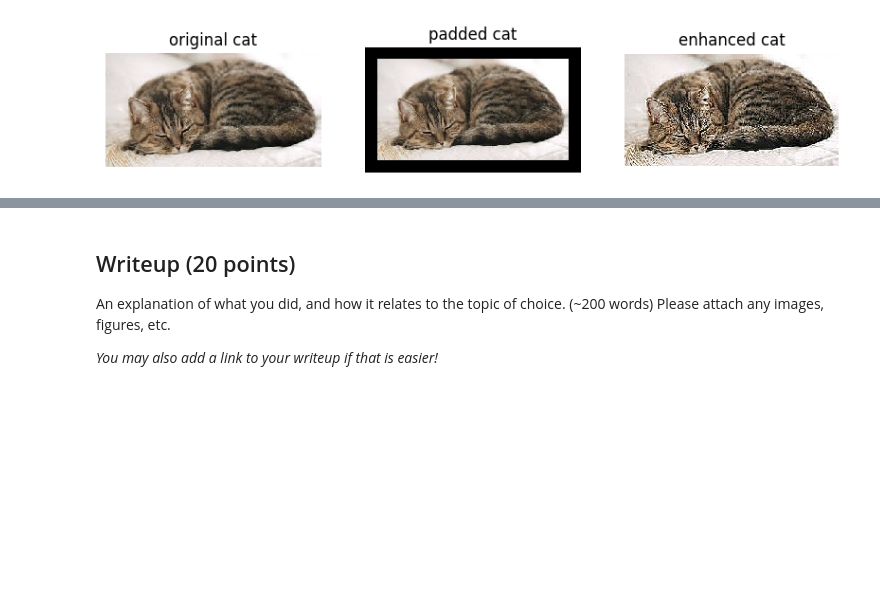
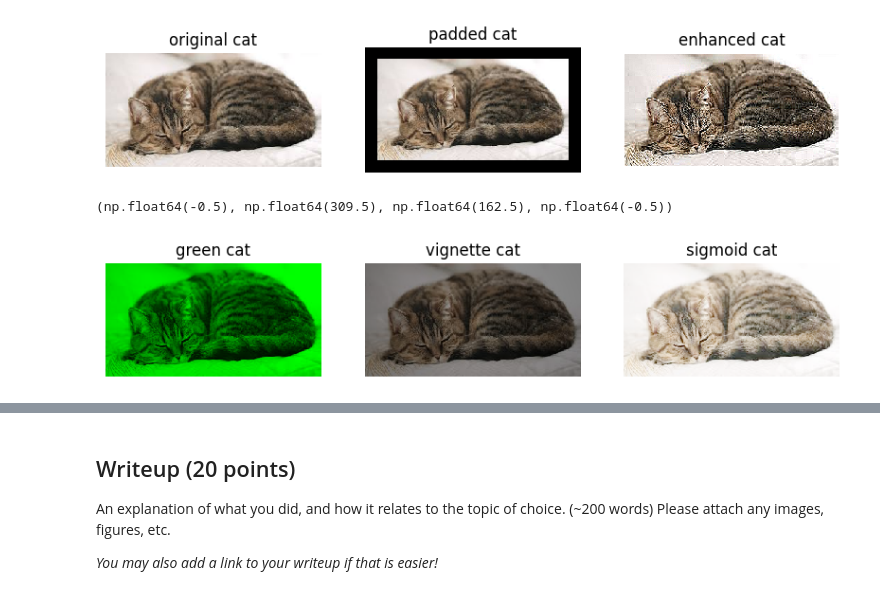
Before and after one commit to gaoruosong/CS131_release, a Jupyter notebook: spring_2026/project1_release/option_A/option_a_exploration.ipynb, the cells around one changed output, grey strips where cells are left out. Saved outputs shown, nothing was run; the diff lists cells and outputs as text; code cells hidden in the pictures; blank space fills up the shorter version.

```diff
--- a/spring_2026/project1_release/option_A/option_a_exploration.ipynb
+++ b/spring_2026/project1_release/option_A/option_a_exploration.ipynb
@@ -482,3 +493,26 @@ def vignette(image, center = None, scale_factor = None):
   if np.issubdtype(image.dtype, np.integer):
     out = np.clip(out, 0, 255)
   return out.astype(image.dtype)
+# %%
+green_cat = linear_rescale(colored_cat, (0,1,0), (0,0,0))
+vignette_cat = vignette(colored_cat)
+sigmoid_cat = sigmoid_rescale(colored_cat, (1.25, 1.25, 1.25)) ## clipping does indeed solve internal division by zero. Good!
+
+
+plt.subplot(1,3,1)
+plt.imshow(green_cat)
+plt.title('green cat')
+plt.axis('off')
+
+plt.subplot(1,3,2)
+plt.imshow(vignette_cat)
+plt.title('vignette cat')
+plt.axis('off')
+
+plt.subplot(1,3,3)
+plt.imshow(sigmoid_cat)
+plt.title('sigmoid cat')
+plt.axis('off')
+# %% [output]
+(np.float64(-0.5), np.float64(309.5), np.float64(162.5), np.float64(-0.5))
+[figure, added]
```
Also changed, not shown: parts of 11 cells of this notebook.
